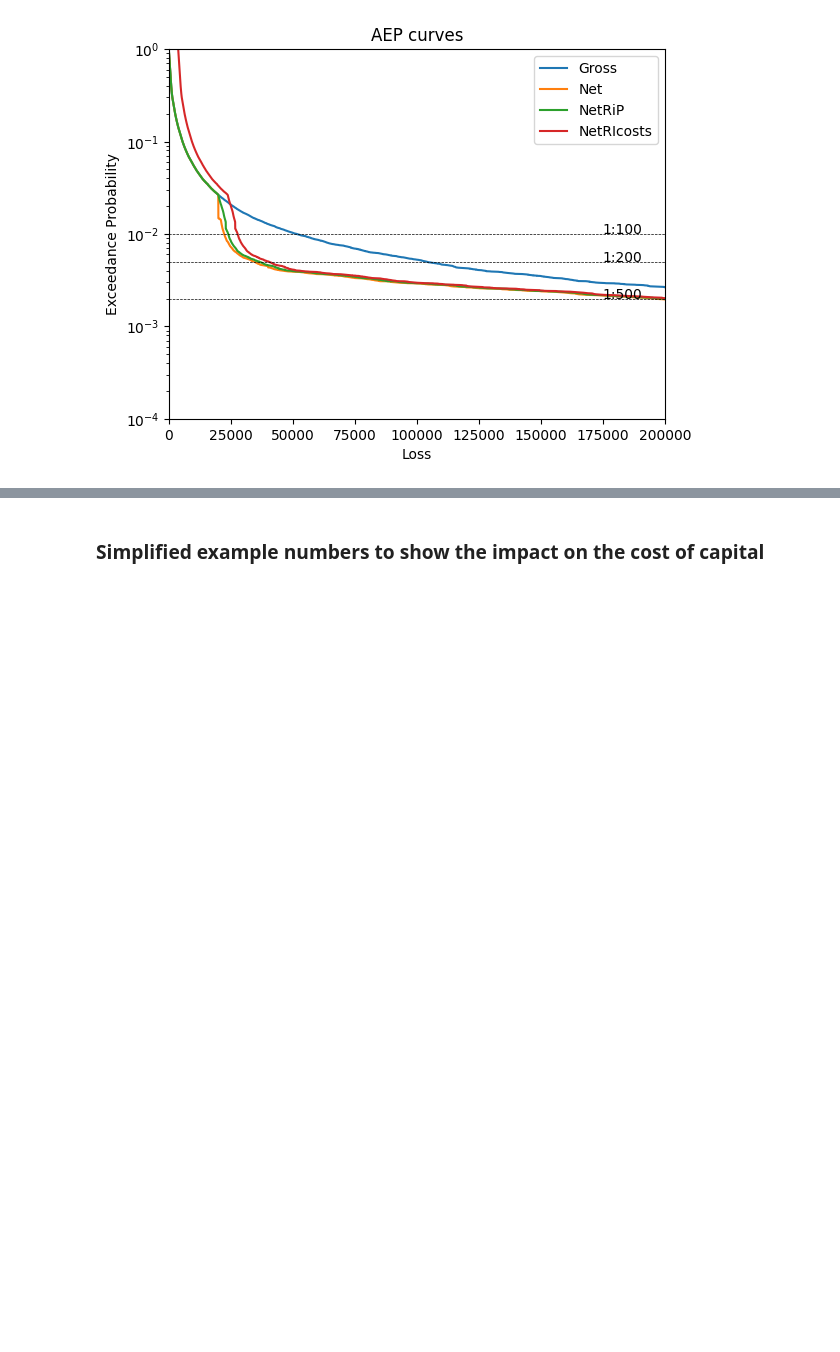
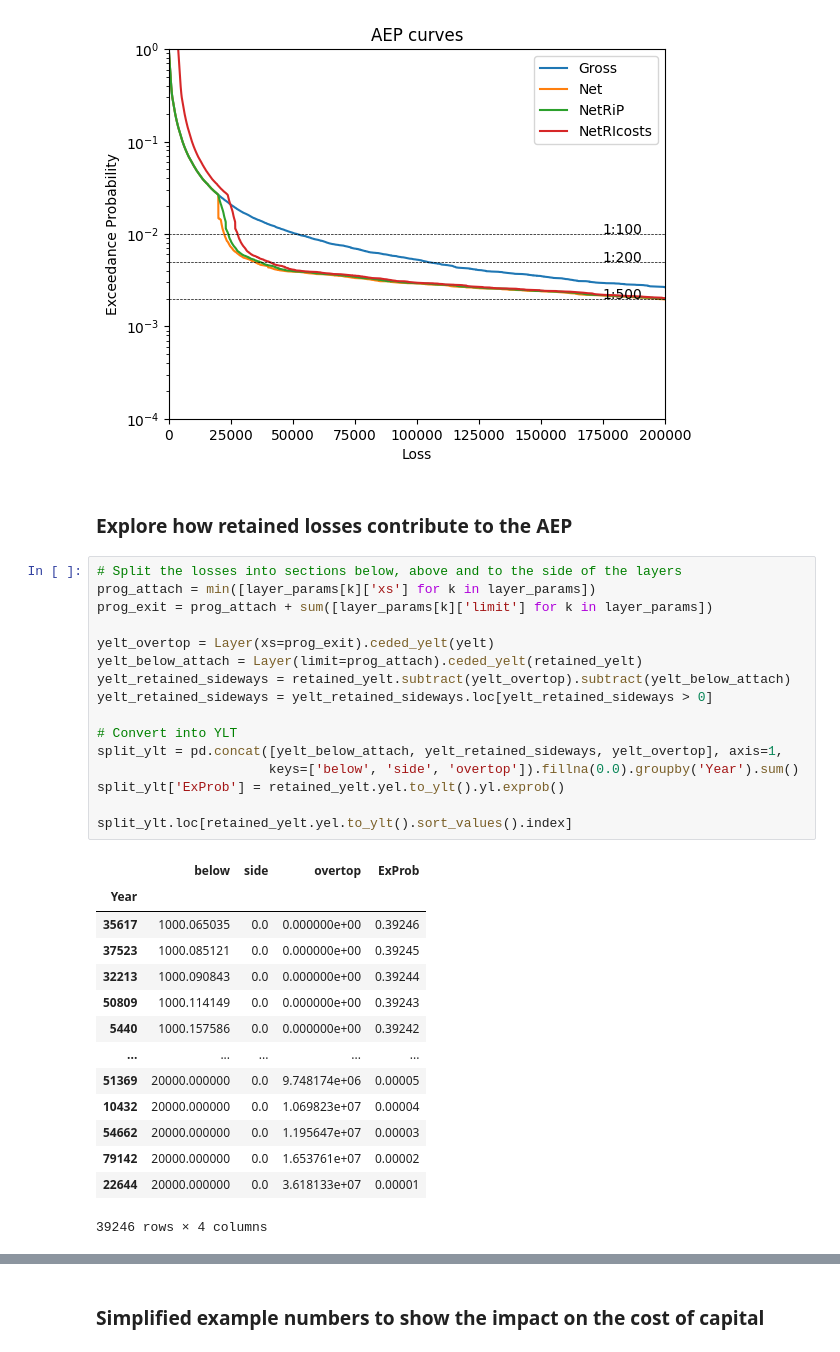
Before and after one commit to iwbailey/pandas-ylt, a Jupyter notebook: yelt_examples_layer_losses.ipynb, the cells around one changed output, grey strips where cells are left out. Cells and saved outputs as stored; diff of their text form; blank space fills up the shorter version.

```diff
--- a/yelt_examples_layer_losses.ipynb
+++ b/yelt_examples_layer_losses.ipynb
@@ -209,3 +209,36 @@ plt.title('AEP curves')
 plt.show()
 # %% [output]
 [figure]
+# %% [markdown]
+### Explore how retained losses contribute to the AEP
+# %%
+# Split the losses into sections below, above and to the side of the layers
+prog_attach = min([layer_params[k]['xs'] for k in layer_params])
+prog_exit = prog_attach + sum([layer_params[k]['limit'] for k in layer_params])
+
+yelt_overtop = Layer(xs=prog_exit).ceded_yelt(yelt)
+yelt_below_attach = Layer(limit=prog_attach).ceded_yelt(retained_yelt)
+yelt_retained_sideways = retained_yelt.subtract(yelt_overtop).subtract(yelt_below_attach)
+yelt_retained_sideways = yelt_retained_sideways.loc[yelt_retained_sideways > 0]
+
+# Convert into YLT
+split_ylt = pd.concat([yelt_below_attach, yelt_retained_sideways, yelt_overtop], axis=1,
+                      keys=['below', 'side', 'overtop']).fillna(0.0).groupby('Year').sum()
+split_ylt['ExProb'] = retained_yelt.yel.to_ylt().yl.exprob()
+
+split_ylt.loc[retained_yelt.yel.to_ylt().sort_values().index]
+# %% [output]
+|  | below | side | overtop | ExProb |
+| Year |  |  |  |  |
+| 35617 | 1000.065035 | 0.0 | 0.000000e+00 | 0.39246 |
+| 37523 | 1000.085121 | 0.0 | 0.000000e+00 | 0.39245 |
+| 32213 | 1000.090843 | 0.0 | 0.000000e+00 | 0.39244 |
+| 50809 | 1000.114149 | 0.0 | 0.000000e+00 | 0.39243 |
+| 5440 | 1000.157586 | 0.0 | 0.000000e+00 | 0.39242 |
+| ... | ... | ... | ... | ... |
+| 51369 | 20000.000000 | 0.0 | 9.748174e+06 | 0.00005 |
+| 10432 | 20000.000000 | 0.0 | 1.069823e+07 | 0.00004 |
+| 54662 | 20000.000000 | 0.0 | 1.195647e+07 | 0.00003 |
+| 79142 | 20000.000000 | 0.0 | 1.653761e+07 | 0.00002 |
+| 22644 | 20000.000000 | 0.0 | 3.618133e+07 | 0.00001 |
+39246 rows × 4 columns
```
Also changed, not shown: parts of 3 cells of this notebook.
